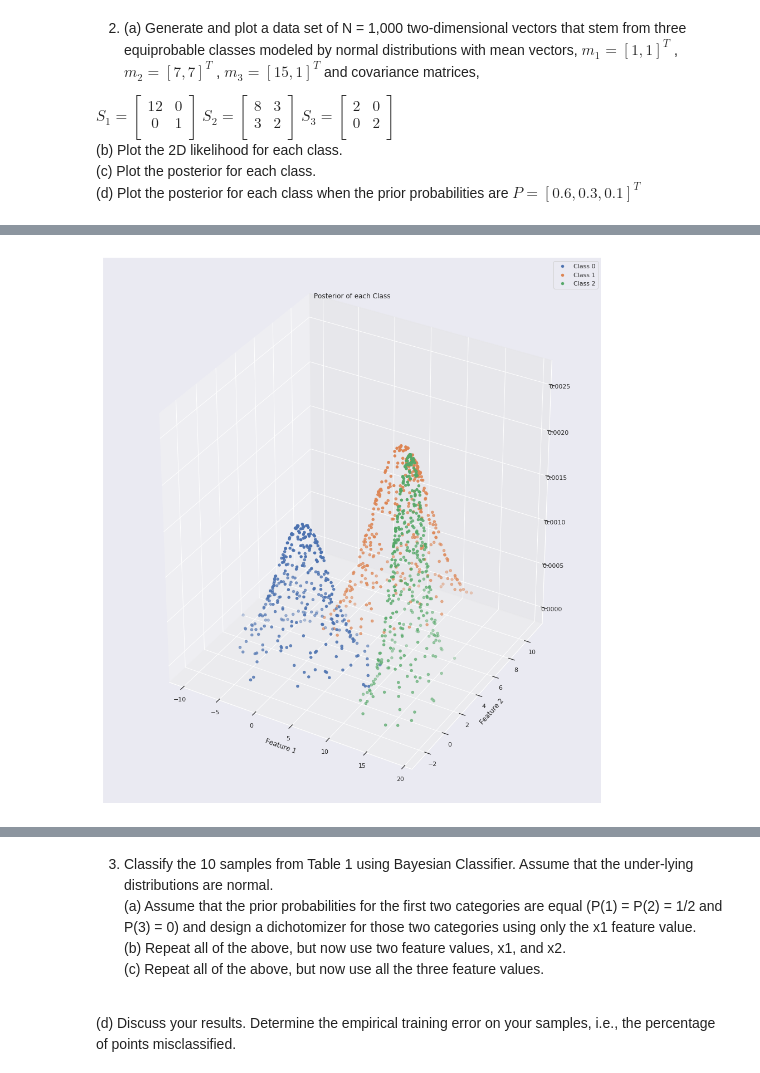
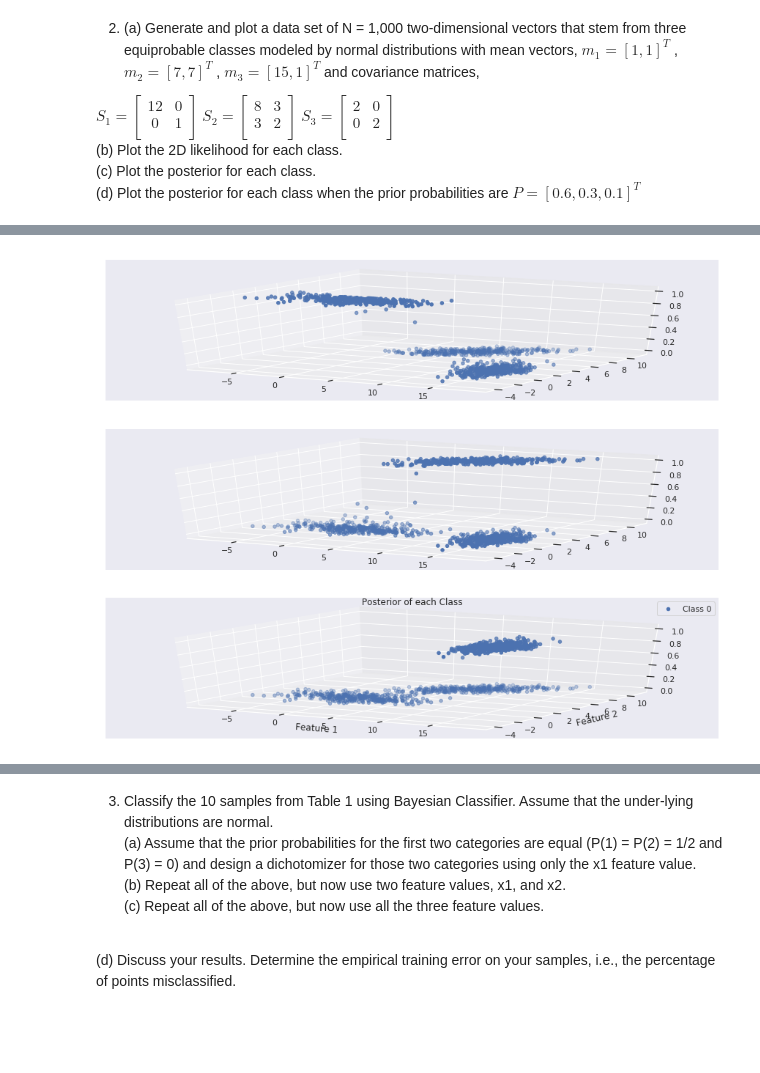
Before and after one commit to saurav9878/Bayesian-Classifier, a Jupyter notebook: Bayesian-Classifier.ipynb, the cells around one changed output, grey strips where cells are left out. Cells and saved outputs as stored; diff of their text form; code cells hidden in the pictures; blank space fills up the shorter version.

```diff
--- a/Bayesian-Classifier.ipynb
+++ b/Bayesian-Classifier.ipynb
@@ -137,2 +134,2 @@ cov3 = [[2,0],[0,2]]
 # %%
-Classes = [0,1,2]
+Class = [0,1,2]
@@ -143 +136,5 @@ X2 = [[],[]]
+# %%
+features_class_0 = [[],[]]
+features_class_1 = [[],[]]
+features_class_2 = [[],[]]
 # %%
@@ -214,39 +201,32 @@ Text(0.5,0,'Feature 2')
 # %%
-def Posterior2(Prior_prob):
+def Posterior2D(Prior_prob):
     #Prior_prob = [1/3, 1/3, 1/3]
-    P_x = np.sum(P0*Prior_prob[0]) + np.sum(P1*Prior_prob[1]) + np.sum(P2*Prior_prob[2])
+    P_x = prob_x_class_0*Prior_prob[0] + prob_x_class_1*Prior_prob[
 
-    Posterior_0 = P0*Prior_prob[0]/P_x
-    Posterior_1 = P1*Prior_prob[1]/P_x
-    Posterior_2 = P2*Prior_prob[2]/P_x
+    Posterior_0 = prob_x_class_0*Prior_prob[0]/P_x
+    Posterior_1 = prob_x_class_1*Prior_prob[1]/P_x
+    Posterior_2 = prob_x_class_2*Prior_prob[2]/P_x
 
-    order = np.argsort(data0[:,0])
-    xs0 = np.array(data0[:,0])[order]
-    ys0 = np.array(data0[:,1])[order]
-    zs0 = np.array(Posterior_0)[order]
-    fig = plt.figure(figsize=(16,18))
-    ax = fig.add_subplot(111, projection='3d')
-    ax.scatter(xs0,ys0,zs0) # likelihood of 1st class
+    Posterior_class_0 = np.array(Posterior_0)[order]
+    fig = plt.figure(figsize=(15,12))
+    ax = fig.add_subplot(311, projection='3d')
+    ax.scatter(X1_features,X2_features,Posterior_class_0) # posterior of Class 0
 
-    order = np.argsort(data1[:,0])
-    xs1 = np.array(data1[:,0])[order]
-    ys1 = np.array(data1[:,1])[order]
-    zs1 = np.array(Posterior_1)[order]
-    ax.scatter(xs1,ys1,zs1) # likelihood of 2nd class
+    Posterior_class_1 = np.array(Posterior_1)[order]
+    ax = fig.add_subplot(312, projection='3d')
+    ax.scatter(X1_features,X2_features,Posterior_class_1) # posterior of Class 1
 
-    order = np.argsort(data2[:,0])
-    xs2 = np.array(data2[:,0])[order]
-    ys2 = np.array(data2[:,1])[order]
-    zs2 = np.array(Posterior_2)[order]
-    ax.scatter(xs2,ys2,zs2) # likelihood of 3rd class
+    Posterior_class_2 = np.array(Posterior_2)[order]
+    ax = fig.add_subplot(313, projection='3d')
+    ax.scatter(X1_features,X2_features,Posterior_class_2) # posterior of class 2
     ax.legend(['Class 0', 'Class 1', 'Class 2'])
     plt.title('Posterior of each Class')
     plt.xlabel('Feature 1')
     plt.ylabel('Feature 2')
 # %%
 Prior_prob = [1/3,1/3,1/3]
-Posterior2(Prior_prob)
+Posterior2D(Prior_prob)
 # %% [output]
-[figure, old version]
+[figure, new version]
 # %%
 Prior_prob = [0.6,0.3,0.1]
```
Also changed, not shown: parts of 46 cells of this notebook.
